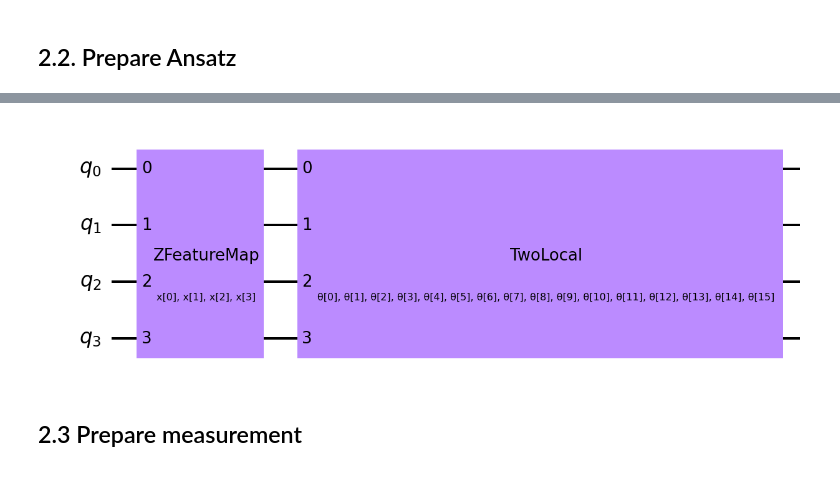
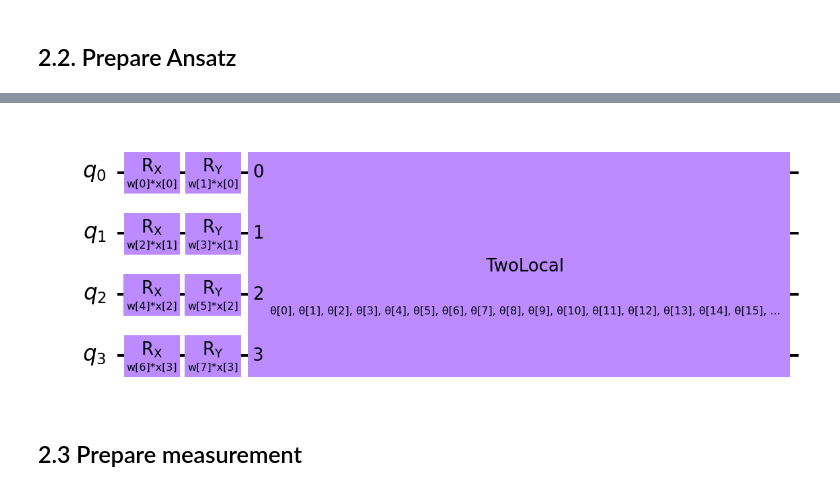
Before and after one commit to natestemen/qml, a Jupyter notebook: C2C Project Notebook.ipynb, the cells around one changed output, grey strips where cells are left out. Saved outputs shown, nothing was run; the diff lists cells and outputs as text; code cells hidden in the pictures.

```diff
--- a/C2C Project Notebook.ipynb
+++ b/C2C Project Notebook.ipynb
@@ -149,0 +172,23 @@ fmap_z.decompose().draw('mpl', scale=2)
+# %%
+# Define angle embedding with weights
+
+
+def get_angle_embedding(nb_features):
+
+    x_params = ParameterVector('x', nb_features)
+    weight_params = ParameterVector('w', 2*nb_features)
+
+    qc = QuantumCircuit(nb_features)
+
+    for i in range(nb_features):
+        qc.rx(x_params[i]*weight_params[2*i], i)
+        qc.ry(x_params[i]*weight_params[2*i+1], i)
+
+    return qc, x_params, weight_params
+#
+# %%
+num_features = 4
+angle_embedding, x_params, w_params =get_angle_embedding(num_features)
+
+print(x_params)
+angle_embedding.draw('mpl',scale=2)
@@ -166,6 +221,6 @@ def encoder_circuit_1(data_x,_):
 def get_two_locals(feature_dim, rotations, var_form_rep, ent):
     return TwoLocal(num_qubits=feature_dim, rotation_blocks=rotations, entanglement_blocks='cx', entanglement=ent, reps=var_form_rep)
 
-ansatz_tl = get_two_locals(feature_dim, ['ry', 'rz'], 1, 'linear')
-ansatz_tl.decompose().draw('mpl', scale=2)
+ansatz_tl = get_two_locals(feature_dim, ['rz', 'ry'], 2, 'linear')
+ansatz_tl.decompose().draw('mpl', scale=1.5)
 # %% [output]
@@ -187,10 +242,13 @@ def ansatz_1(n_qubits,_):
     return ansatz, ansatz_params
 # %%
 #var_circuit = fmap_zz.compose(ansatz_tl)
-var_circuit = fmap_z.compose(ansatz_tl)
+#var_circuit = fmap_z.compose(ansatz_tl)
+#var_circuit = fmap_pauli.compose(ansatz_tl)
+var_circuit = angle_embedding.compose(ansatz_tl)
 var_circuit.draw('mpl',scale=2)
+#var_circuit.parameters
 # %% [output]
-[figure, old version]
+[figure, new version]
 # %%
 # TODO: Define function to generate all data encoder circuits (one for each example in the dataset)
 # Preparing and cache all encoder circuits to concatenate with ansatz later
```
Also changed, not shown: parts of 19 cells of this notebook.
